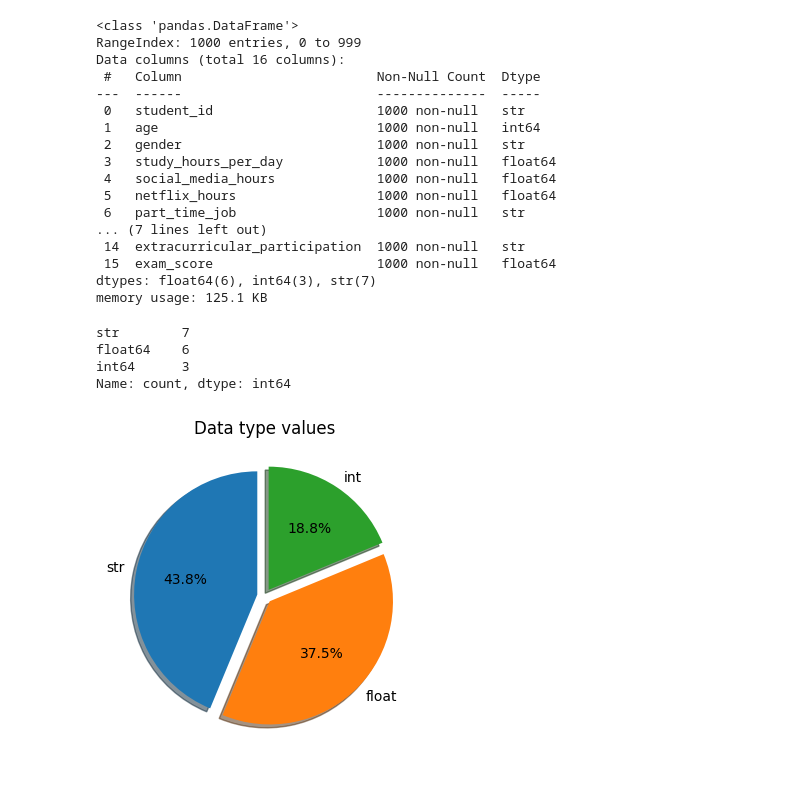
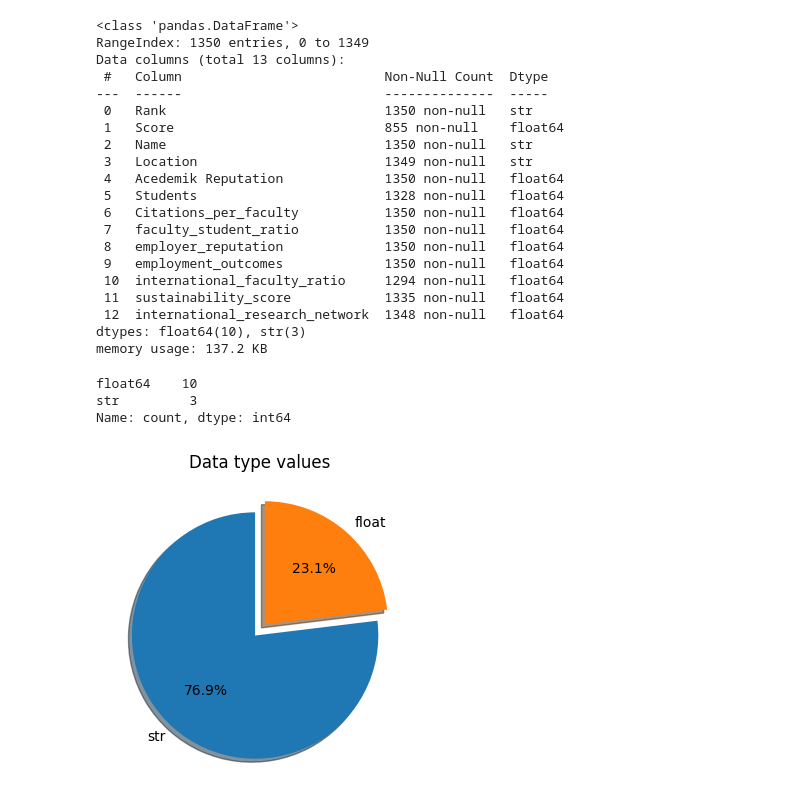
Before and after one commit to bunyod123/Modular_Programming_Projects, a Jupyter notebook: first_week_project/notebooks/data_visualisation.ipynb, the cells around one changed output. Drawn from its saved outputs; the diff is of its cells as text; code cells hidden in the pictures.

```diff
--- a/first_week_project/notebooks/data_visualisation.ipynb
+++ b/first_week_project/notebooks/data_visualisation.ipynb
@@ -3,39 +3,41 @@ import pandas as pd
 import matplotlib.pyplot as plt
 import seaborn as sns
 # %%
-df = pd.read_csv(r"C:\Users\bunyo\OneDrive\Desktop\AI_Course\ModularProgramProjects\FourthWeekProject\data\raw_data\student_habits_performance.csv")
+df = pd.read_csv(r"C:\Users\bunyo\OneDrive\Desktop\AI_Course\ModularProgramProjects\first_week_project\web_scraping\scraped_data.csv")
 # %%
 df.info()
 # %% [output]
 <class 'pandas.DataFrame'>
-RangeIndex: 1000 entries, 0 to 999
-Data columns (total 16 columns):
- #   Column                         Non-Null Count  Dtype
----  ------                         --------------  -----
- 0   student_id                     1000 non-null   str
- 1   age                            1000 non-null   int64
- 2   gender                         1000 non-null   str
- 3   study_hours_per_day            1000 non-null   float64
- 4   social_media_hours             1000 non-null   float64
- 5   netflix_hours                  1000 non-null   float64
- 6   part_time_job                  1000 non-null   str
-... (7 lines left out)
- 14  extracurricular_participation  1000 non-null   str
- 15  exam_score                     1000 non-null   float64
-dtypes: float64(6), int64(3), str(7)
-memory usage: 125.1 KB
+RangeIndex: 1350 entries, 0 to 1349
+Data columns (total 13 columns):
+ #   Column                          Non-Null Count  Dtype
+---  ------                          --------------  -----
+ 0   Rank                            1350 non-null   str
+ 1   Score                           855 non-null    float64
+ 2   Name                            1350 non-null   str
+ 3   Location                        1349 non-null   str
+ 4   Acedemik Reputation             1350 non-null   float64
+ 5   Students                        1328 non-null   float64
+ 6   Citations_per_faculty           1350 non-null   float64
+ 7   faculty_student_ratio           1350 non-null   float64
+ 8   employer_reputation             1350 non-null   float64
+ 9   employment_outcomes             1350 non-null   float64
+ 10  international_faculty_ratio     1294 non-null   float64
+ 11  sustainability_score            1335 non-null   float64
+ 12  international_research_network  1348 non-null   float64
+dtypes: float64(10), str(3)
+memory usage: 137.2 KB
 # %%
 df.dtypes.value_counts()
 # %% [output]
-str        7
-float64    6
-int64      3
+float64    10
+str         3
 Name: count, dtype: int64
 # %%
 data_types = df.dtypes.value_counts()
 plt.figure(figsize=(6,4))
-plt.pie(data_types, labels=['str','float','int'], explode=[0.06,0.06,0.06],autopct='%1.1f%%',startangle=90,shadow=True)
+plt.pie(data_types, labels=['str','float'], explode=[0.06,0.06],autopct='%1.1f%%',startangle=90,shadow=True)
 plt.title("Data type values")
 plt.show()
 # %% [output]
-[figure, old version]
+[figure, new version]
```
Also changed, not shown: parts of 9 cells of this notebook, 2 other files.
